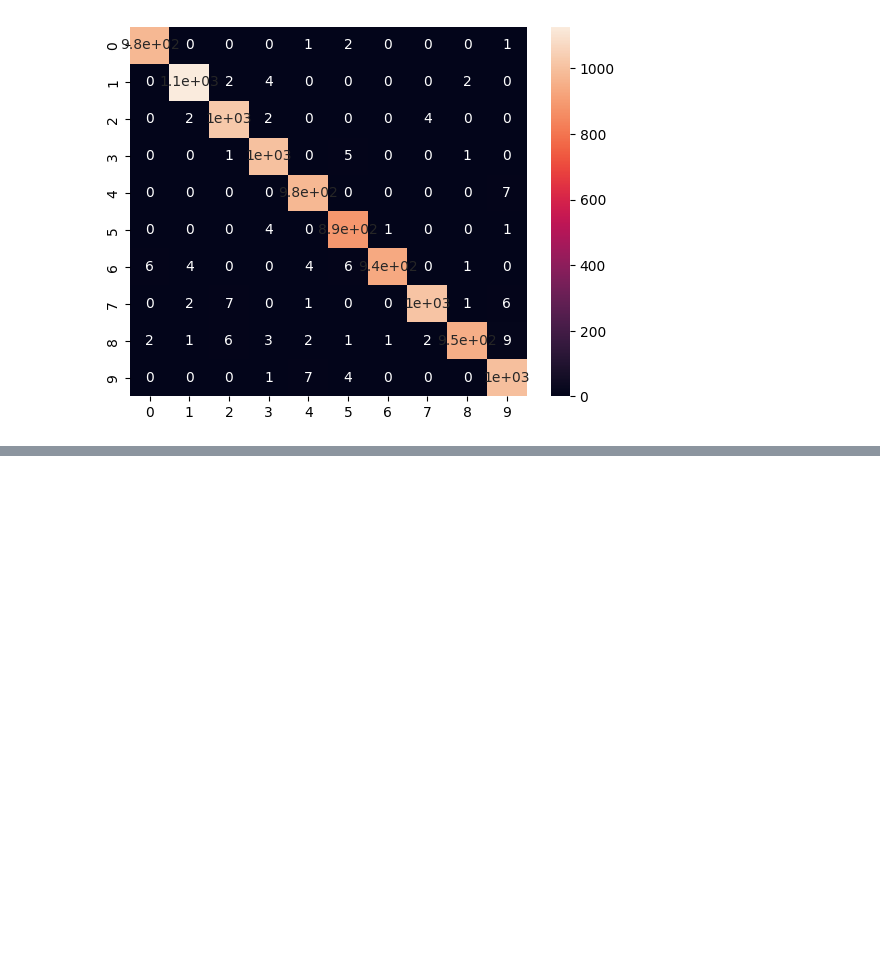
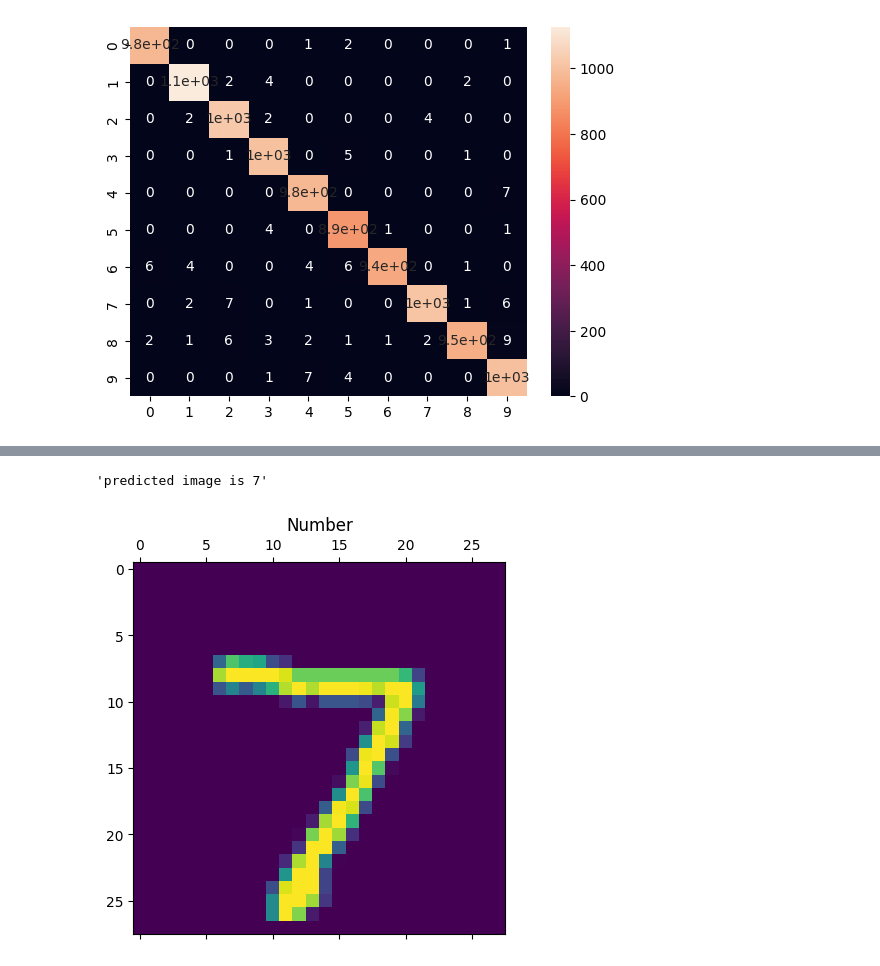
Before and after one commit to kailai-13/Neural_Networks_Hands_On, a Jupyter notebook: nnhandson.ipynb, the cells around one changed output, grey strips where cells are left out. Saved outputs shown, nothing was run; the diff lists cells and outputs as text; code cells hidden in the pictures; blank space fills up the shorter version.

```diff
--- a/nnhandson.ipynb
+++ b/nnhandson.ipynb
@@ -1482,0 +1492,10 @@ sns.heatmap(cm,annot=True)
+# %%
+import matplotlib.pyplot as plt
+def predict(img):
+    plt.matshow(img)
+    plt.title('Number')
+    prediction=np.argmax(model.predict(img.reshape(1,28,28,1)))
+    return f'predicted image is {prediction}'
+# %%
+predict(X_test[0])
+# %% [output]
@@ -1482,0 +1503,2 @@ sns.heatmap(cm,annot=True)
+'predicted image is 7'
+[figure, added]
```
Also changed, not shown: parts of 2 cells of this notebook.
